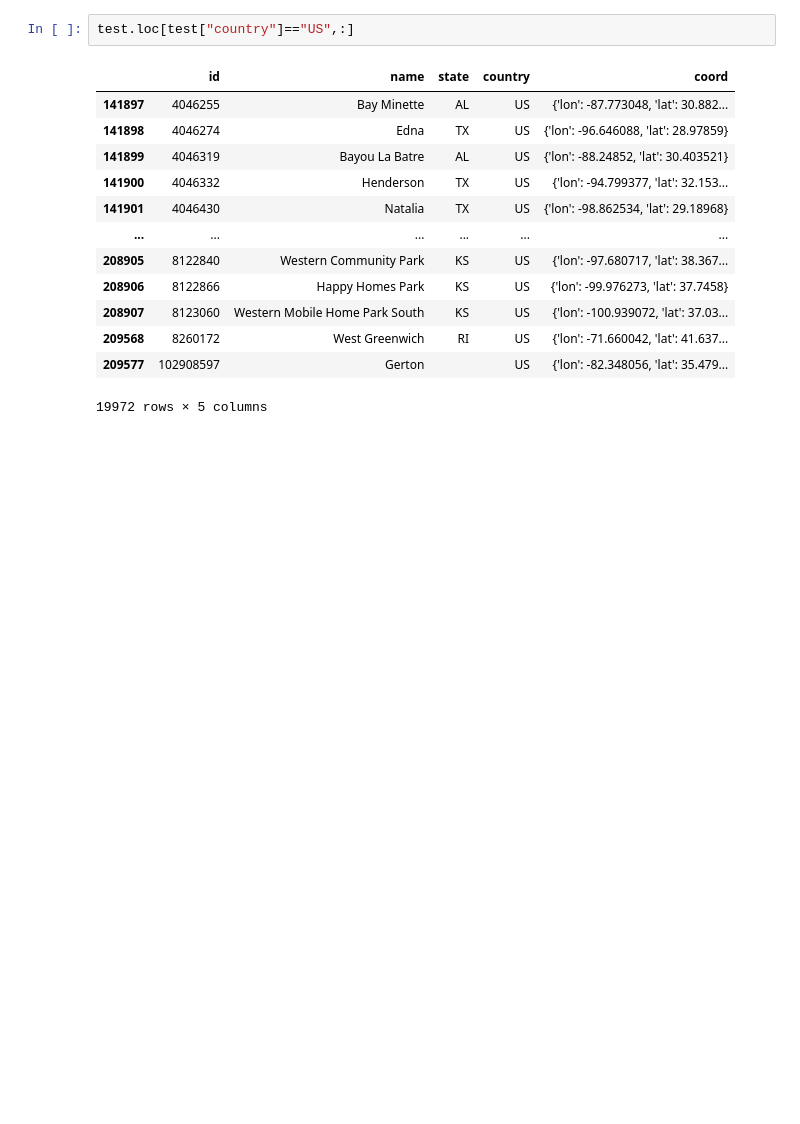
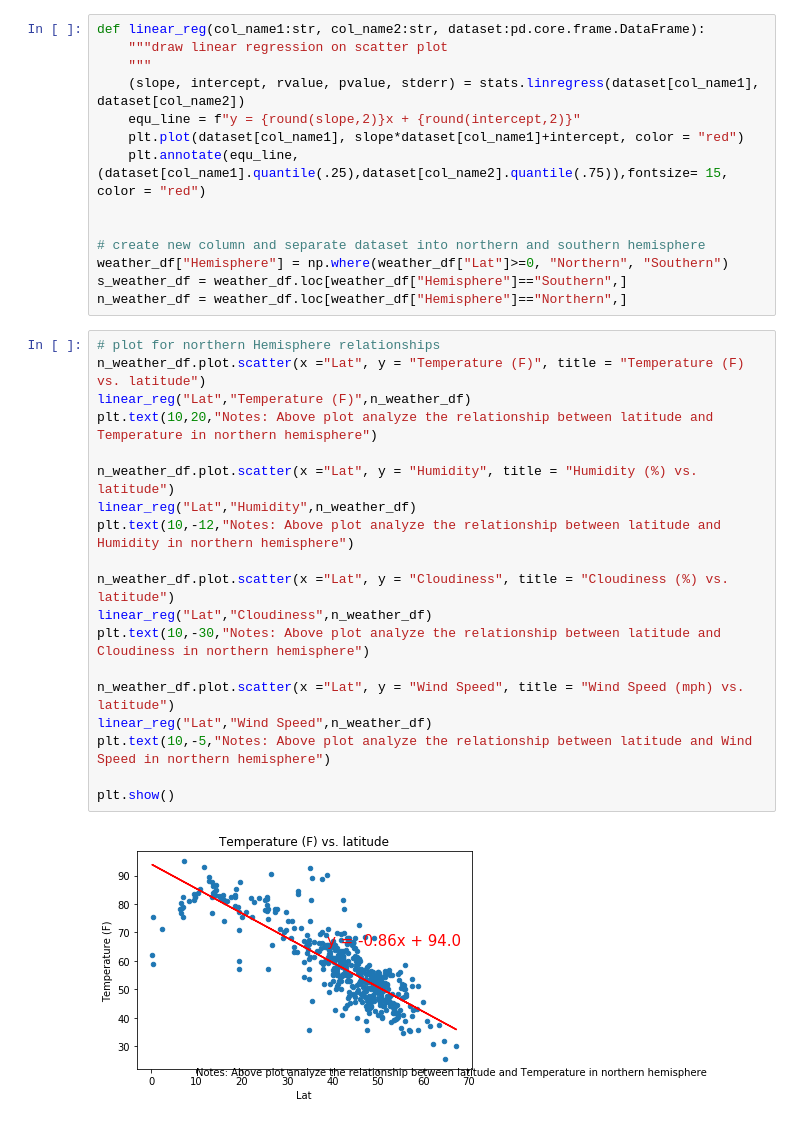
Before and after one commit to YANG007SUN/python-api-challenge, a Jupyter notebook: WeatherPy/WeatherPy.ipynb, the cells around one changed output. Cells and saved outputs as stored; diff of their text form; blank space fills up the shorter version.

```diff
--- a/WeatherPy/WeatherPy.ipynb
+++ b/WeatherPy/WeatherPy.ipynb
@@ -119,16 +119,35 @@ weather_df
-# %%
-test.loc[test["country"]=="US",:]
-# %% [output]
-|  | id | name | state | country | coord |
-| 141897 | 4046255 | Bay Minette | AL | US | {'lon': -87.773048, 'lat': 30.882... |
-| 141898 | 4046274 | Edna | TX | US | {'lon': -96.646088, 'lat': 28.97859} |
-| 141899 | 4046319 | Bayou La Batre | AL | US | {'lon': -88.24852, 'lat': 30.403521} |
-| 141900 | 4046332 | Henderson | TX | US | {'lon': -94.799377, 'lat': 32.153... |
-| 141901 | 4046430 | Natalia | TX | US | {'lon': -98.862534, 'lat': 29.18968} |
-| ... | ... | ... | ... | ... | ... |
-| 208905 | 8122840 | Western Community Park | KS | US | {'lon': -97.680717, 'lat': 38.367... |
-| 208906 | 8122866 | Happy Homes Park | KS | US | {'lon': -99.976273, 'lat': 37.7458} |
-| 208907 | 8123060 | Western Mobile Home Park South | KS | US | {'lon': -100.939072, 'lat': 37.03... |
-| 209568 | 8260172 | West Greenwich | RI | US | {'lon': -71.660042, 'lat': 41.637... |
-| 209577 | 102908597 | Gerton |  | US | {'lon': -82.348056, 'lat': 35.479... |
-19972 rows × 5 columns
+# %%
+def linear_reg(col_name1:str, col_name2:str, dataset:pd.core.frame.DataFrame):
+    """draw linear regression on scatter plot
+    """
+    (slope, intercept, rvalue, pvalue, stderr) = stats.linregress(dataset[col_name1], dataset[col_name2])
+    equ_line = f"y = {round(slope,2)}x + {round(intercept,2)}"
+    plt.plot(dataset[col_name1], slope*dataset[col_name1]+intercept, color = "red")
+    plt.annotate(equ_line,(dataset[col_name1].quantile(.25),dataset[col_name2].quantile(.75)),fontsize= 15, color = "red")
+
+
+# create new column and separate dataset into northern and southern hemisphere
+weather_df["Hemisphere"] = np.where(weather_df["Lat"]>=0, "Northern", "Southern")
+s_weather_df = weather_df.loc[weather_df["Hemisphere"]=="Southern",]
+n_weather_df = weather_df.loc[weather_df["Hemisphere"]=="Northern",]
+# %%
+# plot for northern Hemisphere relationships
+n_weather_df.plot.scatter(x ="Lat", y = "Temperature (F)", title = "Temperature (F) vs. latitude")
+linear_reg("Lat","Temperature (F)",n_weather_df)
+plt.text(10,20,"Notes: Above plot analyze the relationship between latitude and Temperature in northern hemisphere")
+
+n_weather_df.plot.scatter(x ="Lat", y = "Humidity", title = "Humidity (%) vs. latitude")
+linear_reg("Lat","Humidity",n_weather_df)
+plt.text(10,-12,"Notes: Above plot analyze the relationship between latitude and Humidity in northern hemisphere")
+
+n_weather_df.plot.scatter(x ="Lat", y = "Cloudiness", title = "Cloudiness (%) vs. latitude")
+linear_reg("Lat","Cloudiness",n_weather_df)
+plt.text(10,-30,"Notes: Above plot analyze the relationship between latitude and Cloudiness in northern hemisphere")
+
+n_weather_df.plot.scatter(x ="Lat", y = "Wind Speed", title = "Wind Speed (mph) vs. latitude")
+linear_reg("Lat","Wind Speed",n_weather_df)
+plt.text(10,-5,"Notes: Above plot analyze the relationship between latitude and Wind Speed in northern hemisphere")
+
+plt.show()
+# %% [output]
+[figure, added]
```
Also changed, not shown: parts of 10 cells of this notebook, 3 other files.
